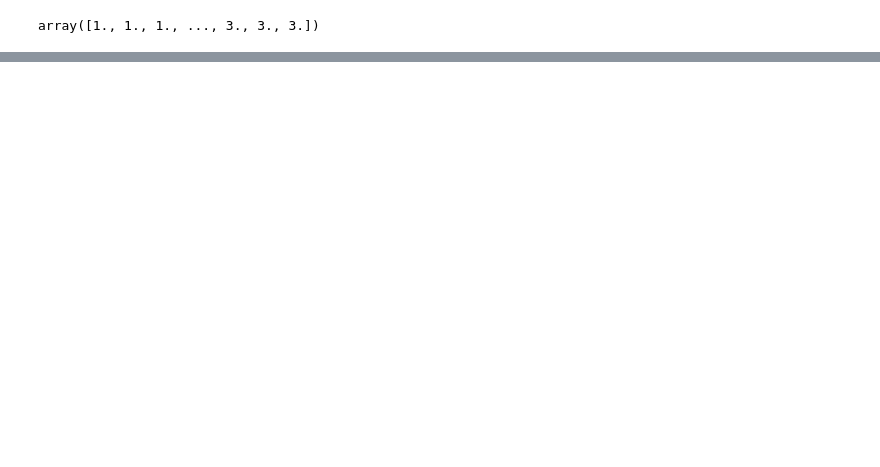
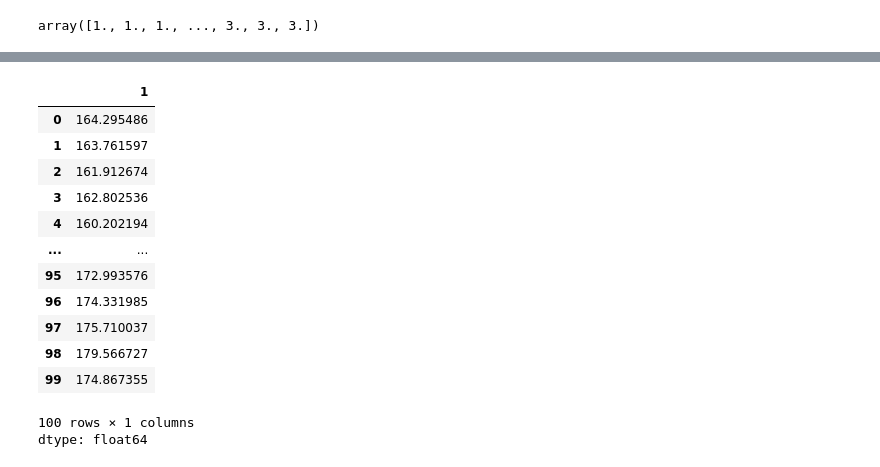
Before and after one commit to anurag4667/Deep_learning, a Jupyter notebook: stock_market_prediction_updated_multistock.ipynb, the cells around one changed output, grey strips where cells are left out. Saved outputs shown, nothing was run; the diff lists cells and outputs as text; code cells hidden in the pictures; blank space fills up the shorter version.

```diff
--- a/stock_market_prediction_updated_multistock.ipynb
+++ b/stock_market_prediction_updated_multistock.ipynb
@@ -249,0 +299,4 @@ math.sqrt(mean_squared_error(y_test_combined, test_predict))
+# %%
+df = pd.DataFrame(scaler1.inverse_transform (X_test1))
+df.to_csv("stock1.csv")
+x = scaler1_test.transform(np.array(df.iloc[0]).reshape(-1,1))
@@ -249,0 +314,17 @@ math.sqrt(mean_squared_error(y_test_combined, test_predict))
+# %%
+df.iloc[1]
+# %% [output]
+|  | 1 |
+| 0 | 164.295486 |
+| 1 | 163.761597 |
+| 2 | 161.912674 |
+| 3 | 162.802536 |
+| 4 | 160.202194 |
+| ... | ... |
+| 95 | 172.993576 |
+| 96 | 174.331985 |
+| 97 | 175.710037 |
+| 98 | 179.566727 |
+| 99 | 174.867355 |
+100 rows × 1 columns
+dtype: float64
```
Also changed, not shown: parts of 16 cells of this notebook.
